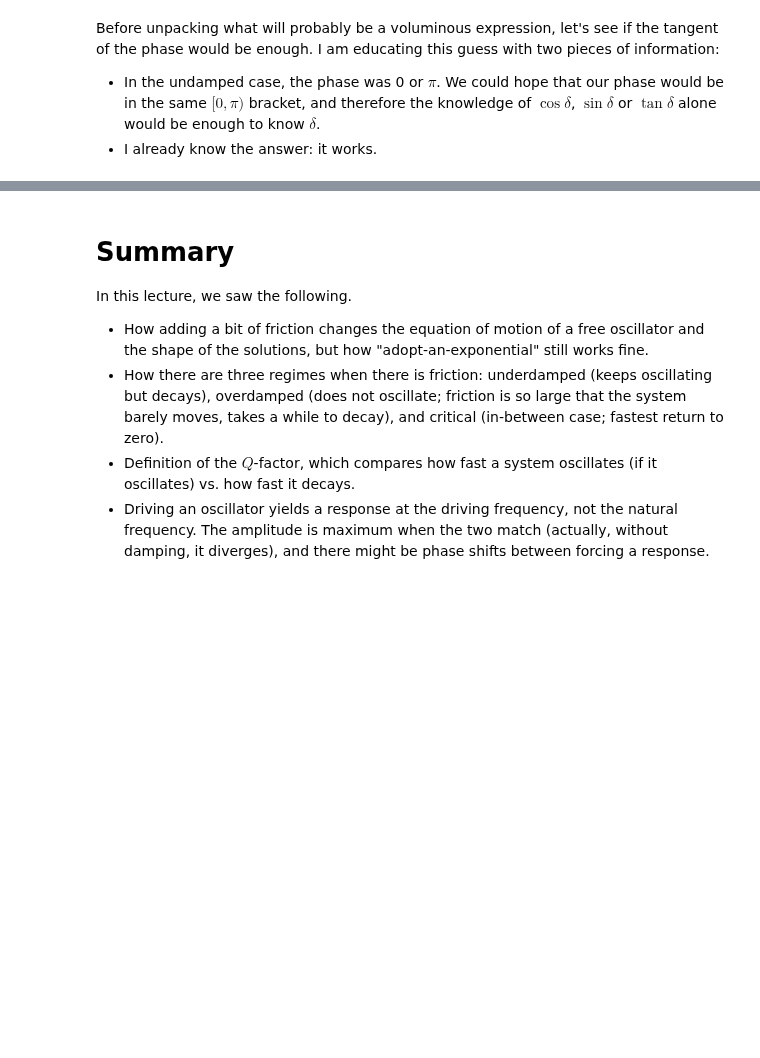
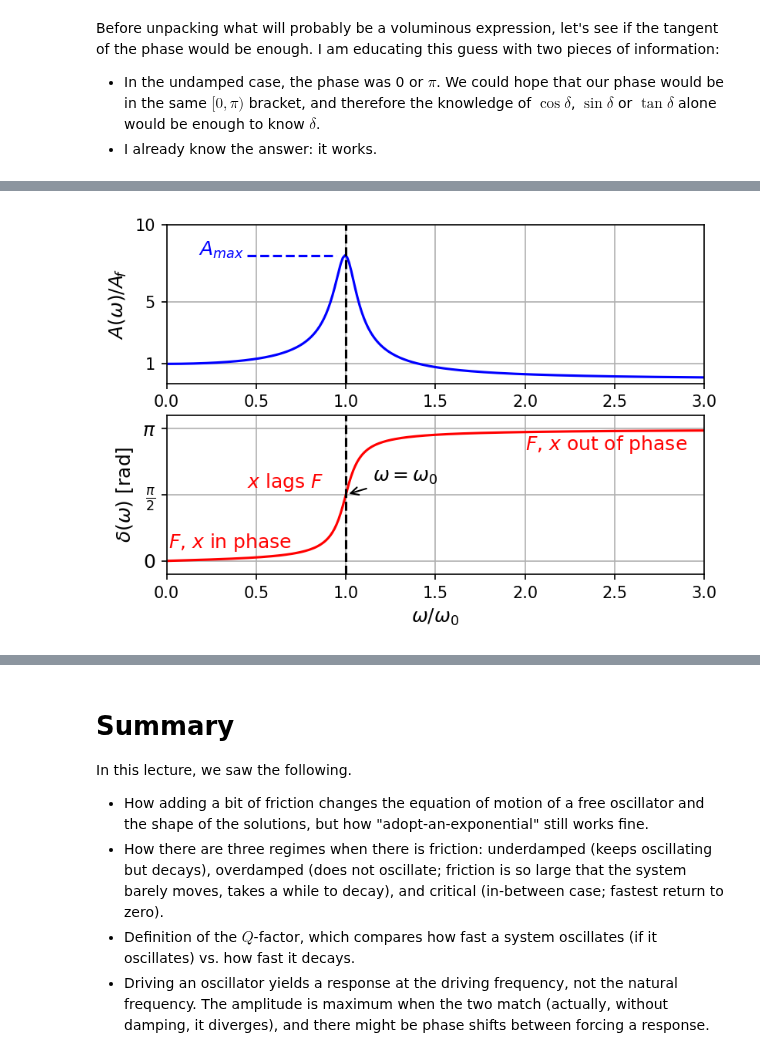
Before and after one commit to ChanJeunlam/254-lectures-2021, a Jupyter notebook: L05-Damped-n-DrivenOscillators/L05-Damped-DrivenOscillators.ipynb, the cells around one changed output, grey strips where cells are left out. Saved outputs shown, nothing was run; the diff lists cells and outputs as text; code cells hidden in the pictures; blank space fills up the shorter version.

```diff
--- a/L05-Damped-n-DrivenOscillators/L05-Damped-DrivenOscillators.ipynb
+++ b/L05-Damped-n-DrivenOscillators/L05-Damped-DrivenOscillators.ipynb
@@ -221,0 +299,6 @@ We now have everything we need to plot the solution $x = A(\omega)\cos\left[\ome
+# %%
+A_f, omega_0 = 0.25, 2.  # to illustrate
+T_0 = 2*np.pi/omega_0
+t = np.linspace(0, 6*T_0, 1024)  # time array
+omega_array = np.linspace(0.01*omega_0, 3*omega_0, 256)  # array of angular frequencies
+ftsz = 12
@@ -221,0 +355,4 @@ We now have everything we need to plot the solution $x = A(\omega)\cos\left[\ome
+# %%
+plot_A_delta(16.)  # Quality factor of 16, like in the previous lecture.
+# %% [output]
+[figure, added]
```
Also changed, not shown: parts of 59 cells of this notebook, 1 other file.
